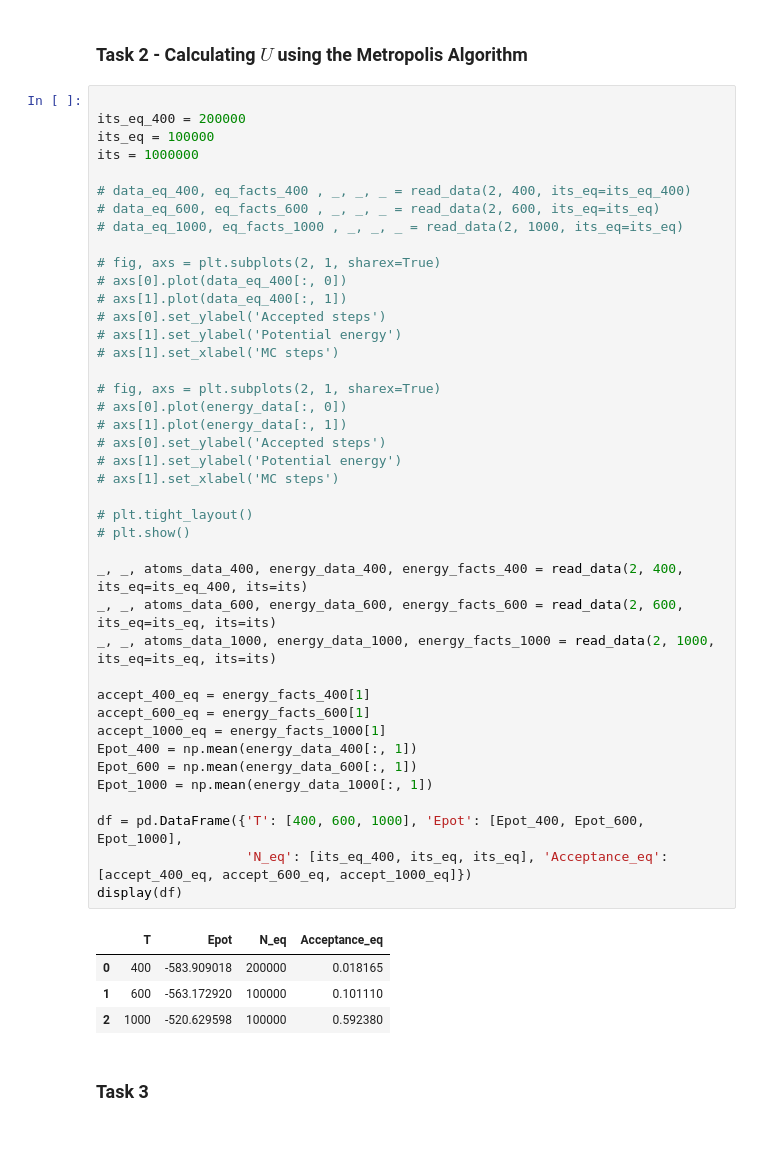
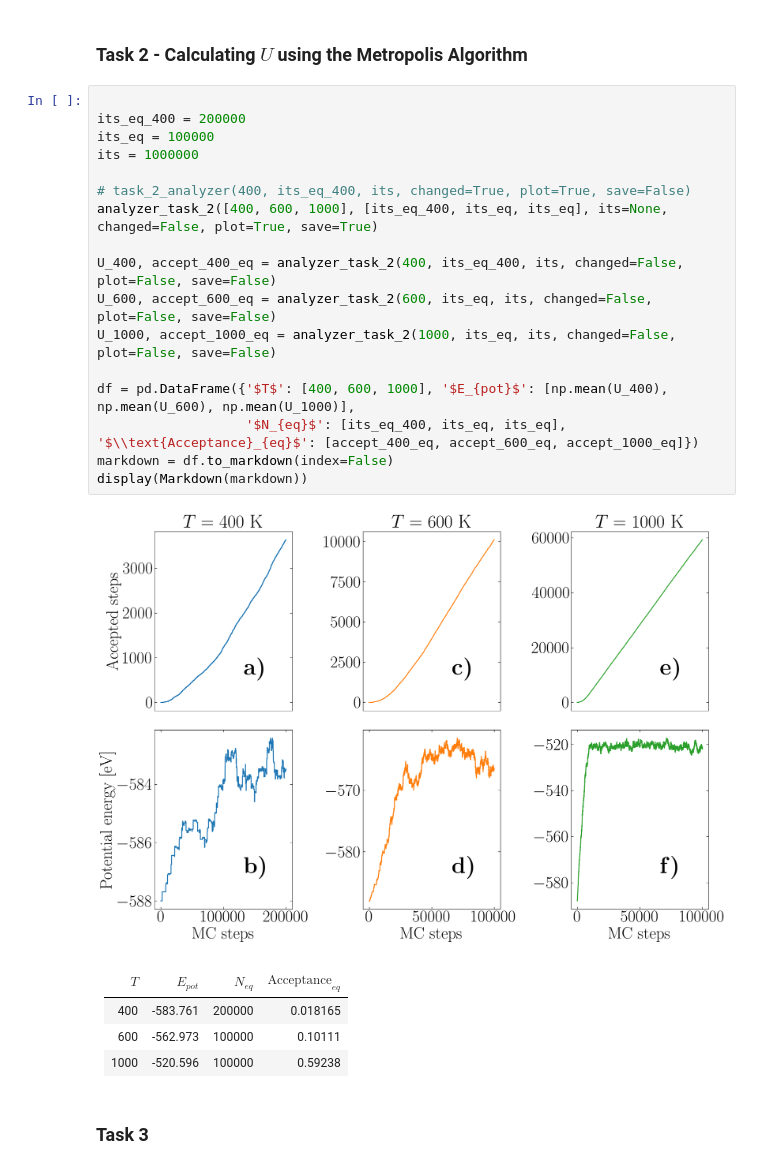
Before and after one commit to stommen/fka122-homeworks, a Jupyter notebook: H2/analyzer.ipynb, the cells around one changed output. Cells and saved outputs as stored; diff of their text form; blank space fills up the shorter version.

```diff
--- a/H2/analyzer.ipynb
+++ b/H2/analyzer.ipynb
@@ -194,51 +259,29 @@ T_c = 905.1524134809046
 # %% [markdown]
 ### Task 2 - Calculating $U$ using the Metropolis Algorithm
-# %%
-
-its_eq_400 = 200000
-its_eq = 100000
-its = 1000000
-
-# data_eq_400, eq_facts_400 , _, _, _ = read_data(2, 400, its_eq=its_eq_400)
-# data_eq_600, eq_facts_600 , _, _, _ = read_data(2, 600, its_eq=its_eq)
-# data_eq_1000, eq_facts_1000 , _, _, _ = read_data(2, 1000, its_eq=its_eq)
-
-# fig, axs = plt.subplots(2, 1, sharex=True)
-# axs[0].plot(data_eq_400[:, 0])
-# axs[1].plot(data_eq_400[:, 1])
-# axs[0].set_ylabel('Accepted steps')
-# axs[1].set_ylabel('Potential energy')
-# axs[1].set_xlabel('MC steps')
-
-# fig, axs = plt.subplots(2, 1, sharex=True)
-# axs[0].plot(energy_data[:, 0])
-# axs[1].plot(energy_data[:, 1])
-# axs[0].set_ylabel('Accepted steps')
-# axs[1].set_ylabel('Potential energy')
-# axs[1].set_xlabel('MC steps')
-
-# plt.tight_layout()
-# plt.show()
-
-_, _, atoms_data_400, energy_data_400, energy_facts_400 = read_data(2, 400, its_eq=its_eq_400, its=its)
-_, _, atoms_data_600, energy_data_600, energy_facts_600 = read_data(2, 600, its_eq=its_eq, its=its)
-_, _, atoms_data_1000, energy_data_1000, energy_facts_1000 = read_data(2, 1000, its_eq=its_eq, its=its)
-
-accept_400_eq = energy_facts_400[1]
-accept_600_eq = energy_facts_600[1]
-accept_1000_eq = energy_facts_1000[1]
-Epot_400 = np.mean(energy_data_400[:, 1])
-Epot_600 = np.mean(energy_data_600[:, 1])
-Epot_1000 = np.mean(energy_data_1000[:, 1])
-
-df = pd.DataFrame({'T': [400, 600, 1000], 'Epot': [Epot_400, Epot_600, Epot_1000],
-                   'N_eq': [its_eq_400, its_eq, its_eq], 'Acceptance_eq': [accept_400_eq, accept_600_eq, accept_1000_eq]})
-display(df)
-# %% [output]
-|  | T | Epot | N_eq | Acceptance_eq |
-| 0 | 400 | -583.909018 | 200000 | 0.018165 |
-| 1 | 600 | -563.172920 | 100000 | 0.101110 |
-| 2 | 1000 | -520.629598 | 100000 | 0.592380 |
+# %%
+
+its_eq_400 = 200000
+its_eq = 100000
+its = 1000000
+
+# task_2_analyzer(400, its_eq_400, its, changed=True, plot=True, save=False)
+analyzer_task_2([400, 600, 1000], [its_eq_400, its_eq, its_eq], its=None, changed=False, plot=True, save=True)
+
+U_400, accept_400_eq = analyzer_task_2(400, its_eq_400, its, changed=False, plot=False, save=False)
+U_600, accept_600_eq = analyzer_task_2(600, its_eq, its, changed=False, plot=False, save=False)
+U_1000, accept_1000_eq = analyzer_task_2(1000, its_eq, its, changed=False, plot=False, save=False)
+
+df = pd.DataFrame({'$T$': [400, 600, 1000], '$E_{pot}$': [np.mean(U_400), np.mean(U_600), np.mean(U_1000)],
+                   '$N_{eq}$': [its_eq_400, its_eq, its_eq], '$\\text{Acceptance}_{eq}$': [accept_400_eq, accept_600_eq, accept_1000_eq]})
+markdown = df.to_markdown(index=False)
+display(Markdown(markdown))
+# %% [output]
+[figure, added]
+|   $T$ |   $E_{pot}$ |   $N_{eq}$ |   $\text{Acceptance}_{eq}$ |
+|------:|------------:|-----------:|---------------------------:|
+|   400 |    -583.761 |     200000 |                   0.018165 |
+|   600 |    -562.973 |     100000 |                   0.10111  |
+|  1000 |    -520.596 |     100000 |                   0.59238  |
 # %% [markdown]
 ### Task 3
 # %% [markdown]
```
Also changed, not shown: parts of 6 cells of this notebook, 5 other files.
